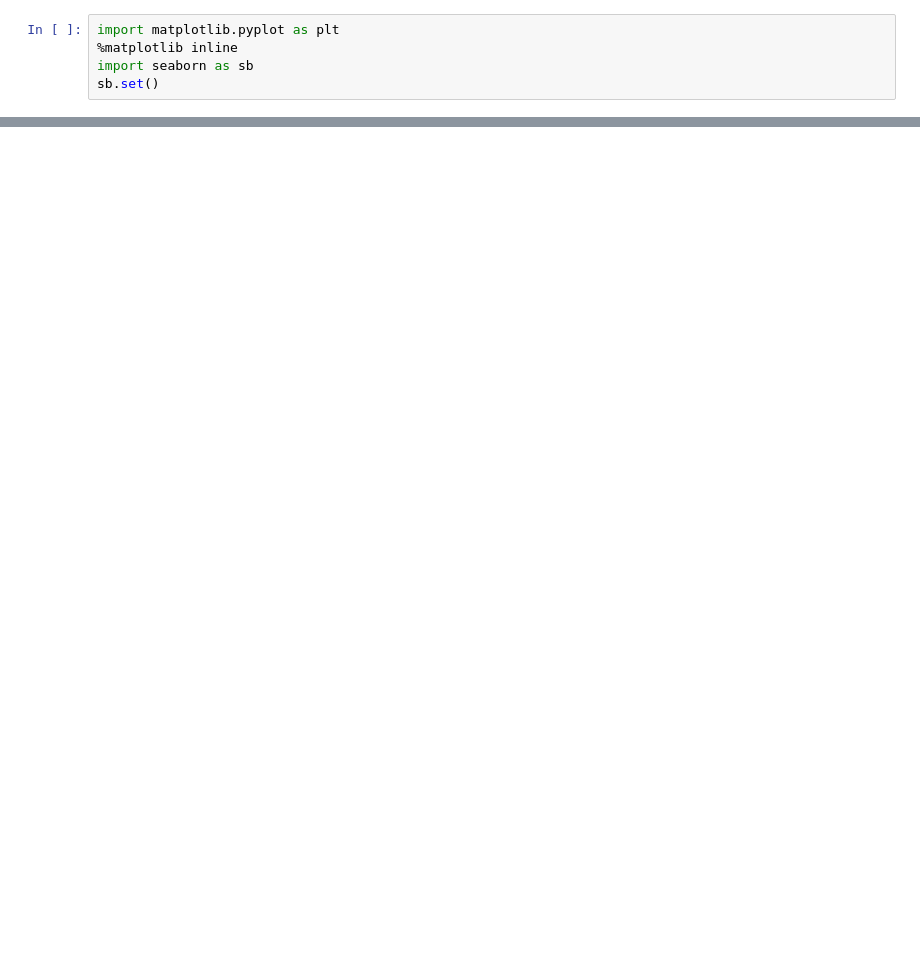
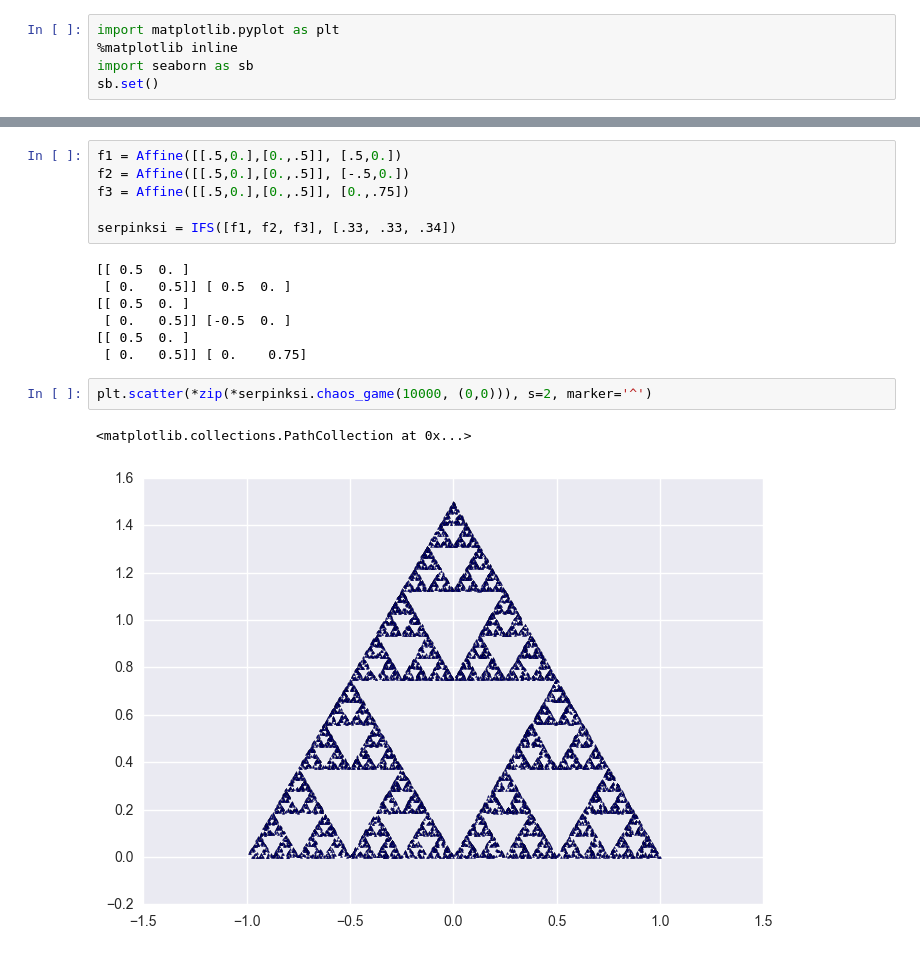
Before and after one commit to cu-publichealth/FoodborneML, a Jupyter notebook: jamia_2017/revision/IFS.ipynb, the cells around one changed output, grey strips where cells are left out. Saved outputs shown, nothing was run; the diff lists cells and outputs as text; blank space fills up the shorter version.

```diff
--- a/jamia_2017/revision/IFS.ipynb
+++ b/jamia_2017/revision/IFS.ipynb
@@ -24,0 +101,18 @@ plt.scatter(*zip(*points))
+# %%
+f1 = Affine([[.5,0.],[0.,.5]], [.5,0.])
+f2 = Affine([[.5,0.],[0.,.5]], [-.5,0.])
+f3 = Affine([[.5,0.],[0.,.5]], [0.,.75])
+
+serpinksi = IFS([f1, f2, f3], [.33, .33, .34])
+# %% [output]
+[[ 0.5  0. ]
+ [ 0.   0.5]] [ 0.5  0. ]
+[[ 0.5  0. ]
+ [ 0.   0.5]] [-0.5  0. ]
+[[ 0.5  0. ]
+ [ 0.   0.5]] [ 0.    0.75]
+# %%
+plt.scatter(*zip(*serpinksi.chaos_game(10000, (0,0))), s=2, marker='^')
+# %% [output]
+<matplotlib.collections.PathCollection at 0x...>
+[figure, added]
```
Also changed, not shown: parts of 6 cells of this notebook, 40 other files.
